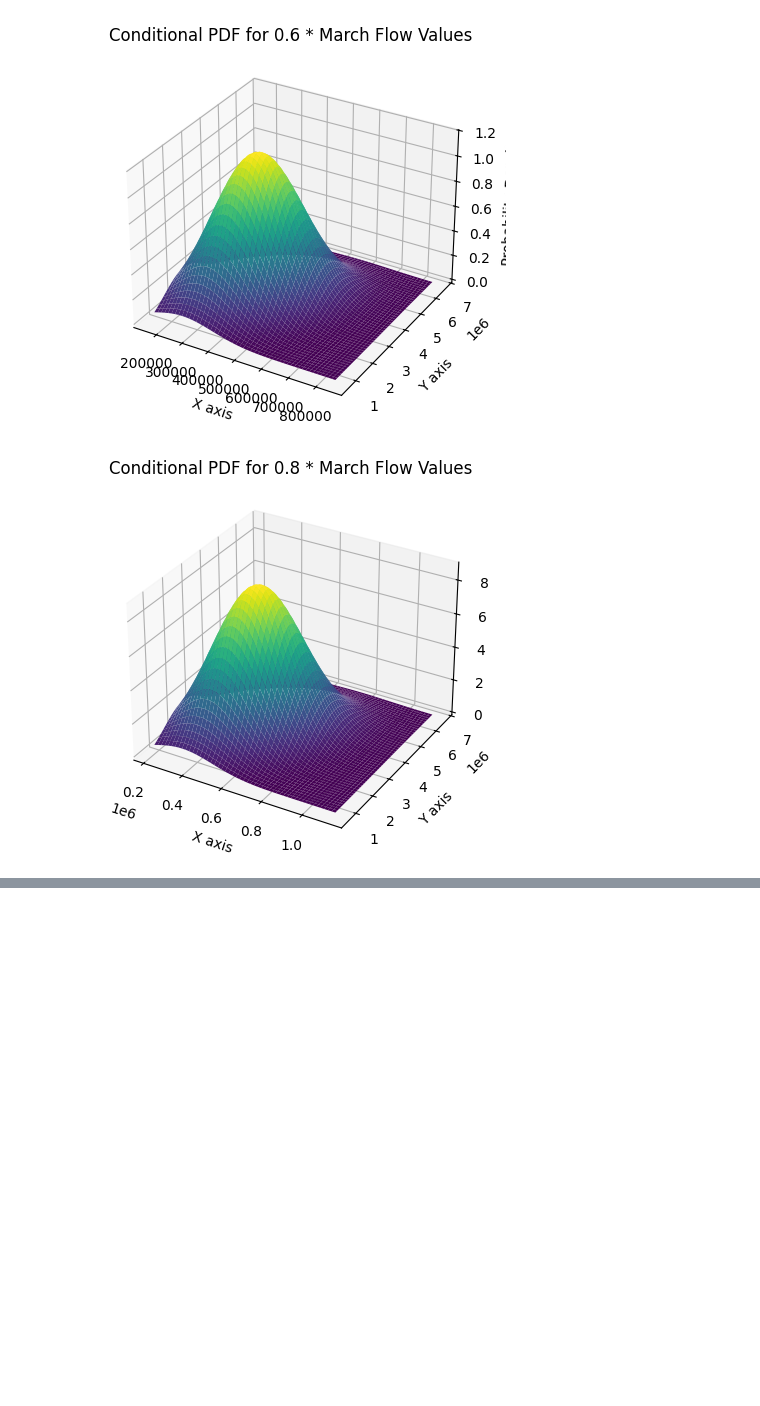
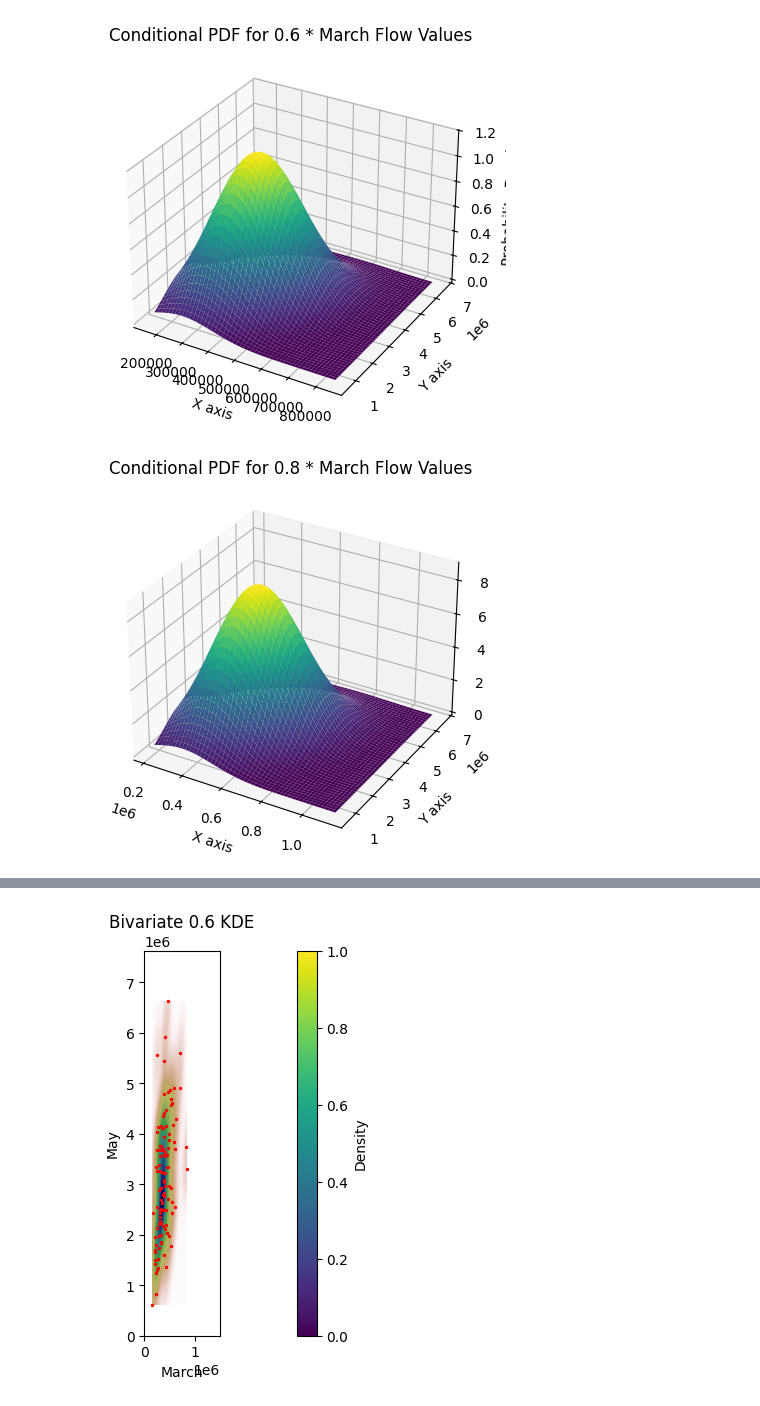
Before and after one commit to jtdocter27/Engineering-Probability---Statistics, a Jupyter notebook: HW5.ipynb, the cells around one changed output, grey strips where cells are left out. Drawn from its saved outputs; the diff is of its cells as text; code cells hidden in the pictures; blank space fills up the shorter version.

```diff
--- a/HW5.ipynb
+++ b/HW5.ipynb
@@ -62,36 +63,36 @@ plt.show()
 -> used to calculate the mean and variance for specific values of one variable, specifically the two given variables of 'X' in this case, and plot
 # %%
 #six____________________________________________________________________
-lee_ferry_six = lee_ferry['Mar']*0.6 #manipulate all march values by 0.6
+lee_ferry_six = (lee_ferry['Mar'])*(0.6) #manipulate all march values by 0.6
 march_six = lee_ferry_six.values
-mean_march_six = float((lee_ferry_six.mean()))
+mean_march_six = float(lee_ferry_six.mean())
 
 mean_may = float(lee_ferry['May'].mean())
 may = lee_ferry['May'].values
 
-mean = [mean_march_six, mean_may] #mean values of each array
+mean1 = [mean_march_six, mean_may] #mean values of each array
 covariance_six = np.cov(march_six, may) #variance of each variable and the covariance between them. Covariances should be the same and is the degree to which two variables change together
 x1 = np.linspace(march_six.min(), march_six.max(), 1000)
 y1 = np.linspace(may.min(), may.max(), 1000)
 X1, Y1 = np.meshgrid(x1, y1)
 pos1 = np.dstack((X1, Y1))
-rv1 = multivariate_normal(mean, covariance_six)
+rv1 = multivariate_normal(mean1, covariance_six)
 
 #Eight___________________________________________________________________
-lee_ferry_8 = lee_ferry['Mar']*0.8
+lee_ferry_8 = lee_ferry['Mar']*(0.8)
 mean_march_8 = float((lee_ferry_8.mean()))
 
 
 march_eight = lee_ferry_8.values
 may = lee_ferry['May'].values
 
-mean = [mean_march_8, mean_may] #mean values of each array
+mean2 = [mean_march_8, mean_may] #mean values of each array
 covariance_8 = np.cov(march_eight, may) #variance of each variable and the covariance between them. Covariances should be the same and is the degree to which two variables change together
 x2 = np.linspace(march_eight.min(), march_eight.max(), 1000)
 y2 = np.linspace(may.min(), may.max(), 1000)
 X2, Y2 = np.meshgrid(x2, y2)
 pos2 = np.dstack((X2, Y2))
-rv2 = multivariate_normal(mean, covariance_8)
+rv2 = multivariate_normal(mean2, covariance_8)
 
 
 
@@ -137,0 +153,26 @@ Name: Mar, Length: 111, dtype: float64
+# %%
+# Sample data
+data = np.vstack([march_six, may])
+
+# Create KDE object
+kde = gaussian_kde(data)
+
+# Evaluate the PDF on a grid
+x, y = np.mgrid[march_six.min():march_six.max():100j, may.min():may.max():100j]
+positions = np.vstack([x.ravel(), y.ravel()])
+pdf_values = kde(positions).reshape(x.shape)
+
+# Plotting
+plt.figure(figsize=(20, 5))
+plt.imshow(np.rot90(pdf_values), cmap=plt.cm.gist_earth_r,
+           extent=[march_six.min(), march_six.max(), may.min(), may.max()])
+plt.scatter(data[0], data[1], s=2, color='red')
+plt.title('Bivariate 0.6 KDE')
+plt.xlabel('March')
+plt.ylabel('May')
+plt.colorbar(label='Density')
+plt.xlim(0, 1500000)  # Adjust these limits as needed
+plt.ylim(0, 7628365)
+plt.show()
+# %% [output]
+[figure, added]
```
Also changed, not shown: parts of 6 cells of this notebook.
